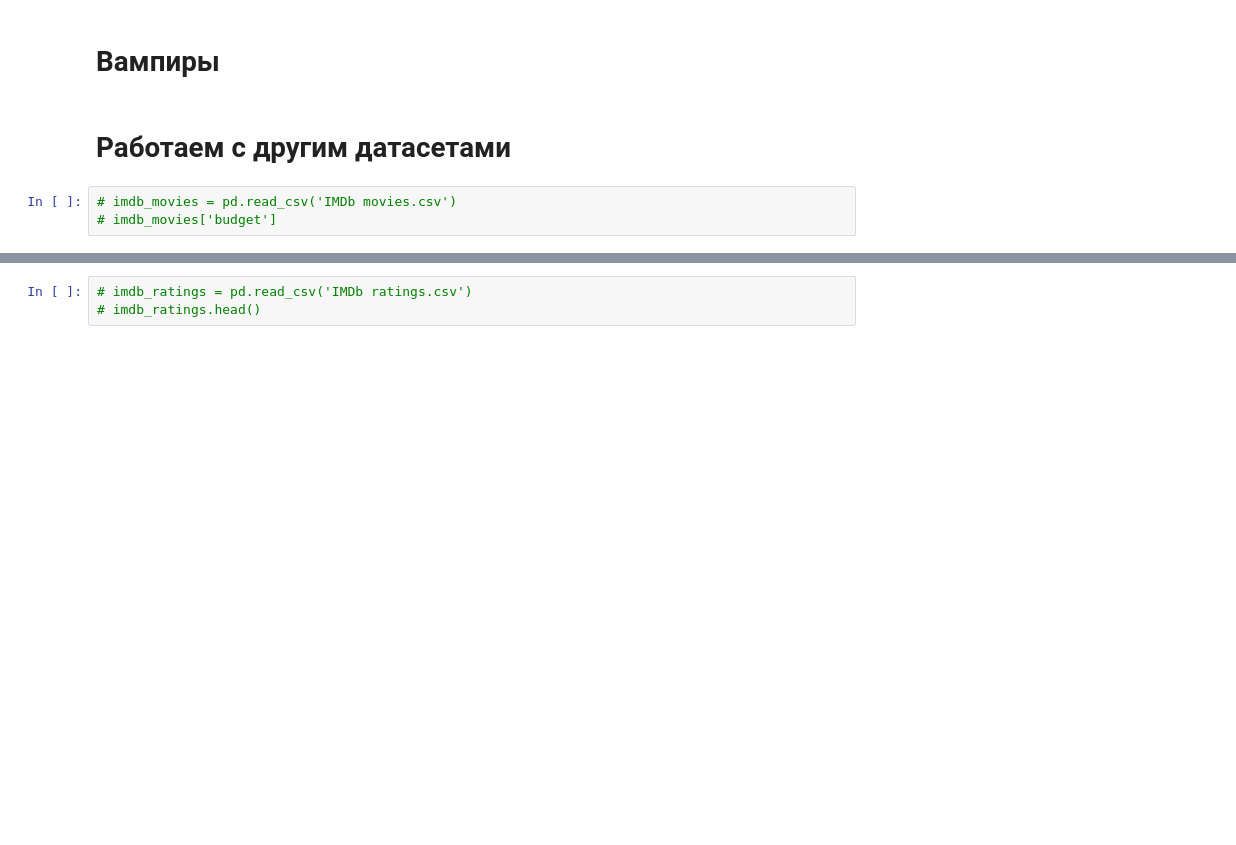
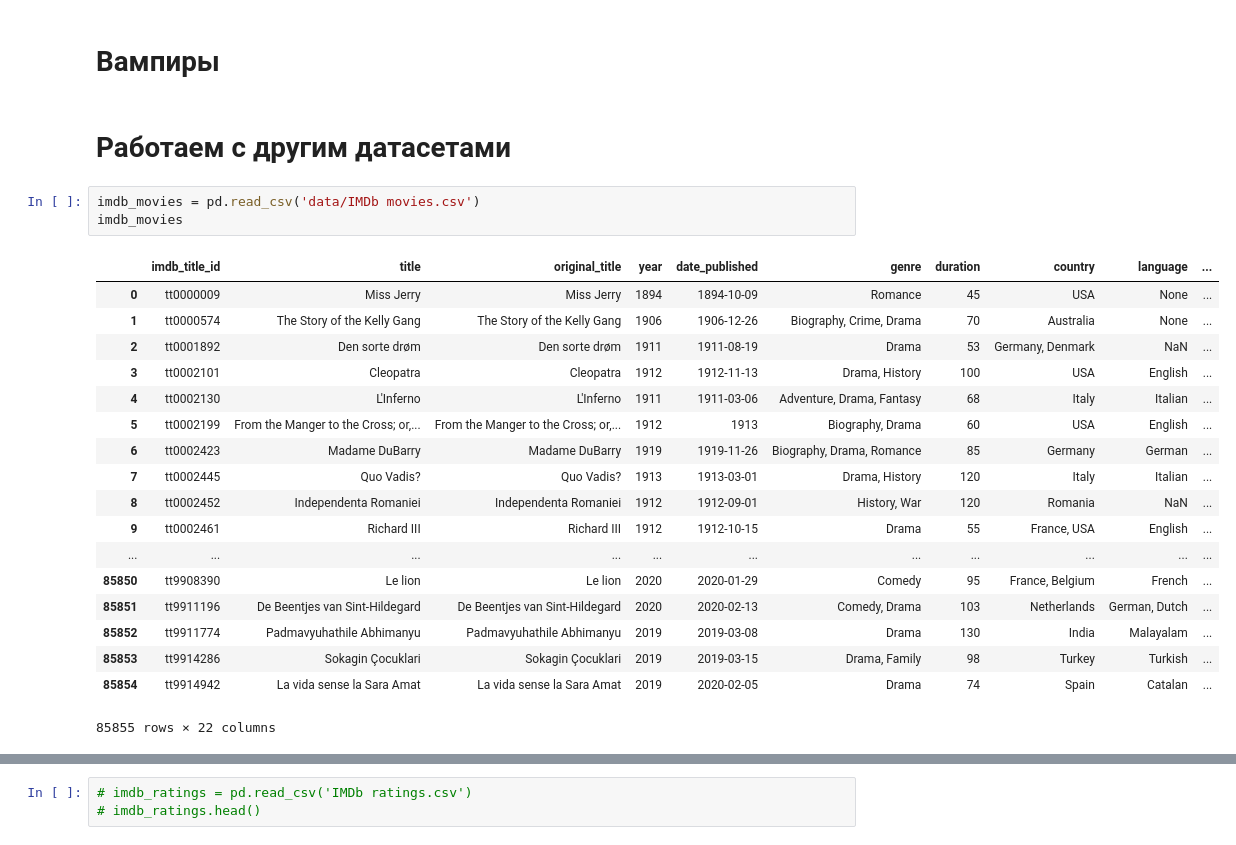
Before and after one commit to kandrewkov/Movie-Recommendations, a Jupyter notebook: preproc_data.ipynb, the cells around one changed output, grey strips where cells are left out. Drawn from its saved outputs; the diff is of its cells as text; blank space fills up the shorter version.

```diff
--- a/preproc_data.ipynb
+++ b/preproc_data.ipynb
@@ -1362,6 +1455,25 @@ movies[movies['collection'] ==1 ]
 # %% [markdown]
 # Работаем с другим датасетами
 # %%
-# imdb_movies = pd.read_csv('IMDb movies.csv')
-# imdb_movies['budget']
+imdb_movies = pd.read_csv('data/IMDb movies.csv')
+imdb_movies
+# %% [output]
+|  | imdb_title_id | title | original_title | year | date_published | genre | duration | country | language | ... |
+| 0 | tt0000009 | Miss Jerry | Miss Jerry | 1894 | 1894-10-09 | Romance | 45 | USA | None | ... |
+| 1 | tt0000574 | The Story of the Kelly Gang | The Story of the Kelly Gang | 1906 | 1906-12-26 | Biography, Crime, Drama | 70 | Australia | None | ... |
+| 2 | tt0001892 | Den sorte drøm | Den sorte drøm | 1911 | 1911-08-19 | Drama | 53 | Germany, Denmark | NaN | ... |
+| 3 | tt0002101 | Cleopatra | Cleopatra | 1912 | 1912-11-13 | Drama, History | 100 | USA | English | ... |
+| 4 | tt0002130 | L'Inferno | L'Inferno | 1911 | 1911-03-06 | Adventure, Drama, Fantasy | 68 | Italy | Italian | ... |
+| 5 | tt0002199 | From the Manger to the Cross; or,... | From the Manger to the Cross; or,... | 1912 | 1913 | Biography, Drama | 60 | USA | English | ... |
+| 6 | tt0002423 | Madame DuBarry | Madame DuBarry | 1919 | 1919-11-26 | Biography, Drama, Romance | 85 | Germany | German | ... |
+| 7 | tt0002445 | Quo Vadis? | Quo Vadis? | 1913 | 1913-03-01 | Drama, History | 120 | Italy | Italian | ... |
+| 8 | tt0002452 | Independenta Romaniei | Independenta Romaniei | 1912 | 1912-09-01 | History, War | 120 | Romania | NaN | ... |
+| 9 | tt0002461 | Richard III | Richard III | 1912 | 1912-10-15 | Drama | 55 | France, USA | English | ... |
+| ... | ... | ... | ... | ... | ... | ... | ... | ... | ... | ... |
+| 85850 | tt9908390 | Le lion | Le lion | 2020 | 2020-01-29 | Comedy | 95 | France, Belgium | French | ... |
+| 85851 | tt9911196 | De Beentjes van Sint-Hildegard | De Beentjes van Sint-Hildegard | 2020 | 2020-02-13 | Comedy, Drama | 103 | Netherlands | German, Dutch | ... |
+| 85852 | tt9911774 | Padmavyuhathile Abhimanyu | Padmavyuhathile Abhimanyu | 2019 | 2019-03-08 | Drama | 130 | India | Malayalam | ... |
+| 85853 | tt9914286 | Sokagin Çocuklari | Sokagin Çocuklari | 2019 | 2019-03-15 | Drama, Family | 98 | Turkey | Turkish | ... |
+| 85854 | tt9914942 | La vida sense la Sara Amat | La vida sense la Sara Amat | 2019 | 2020-02-05 | Drama | 74 | Spain | Catalan | ... |
+85855 rows × 22 columns
 # %%
```
Also changed, not shown: parts of 10 cells of this notebook, 2 other files.
